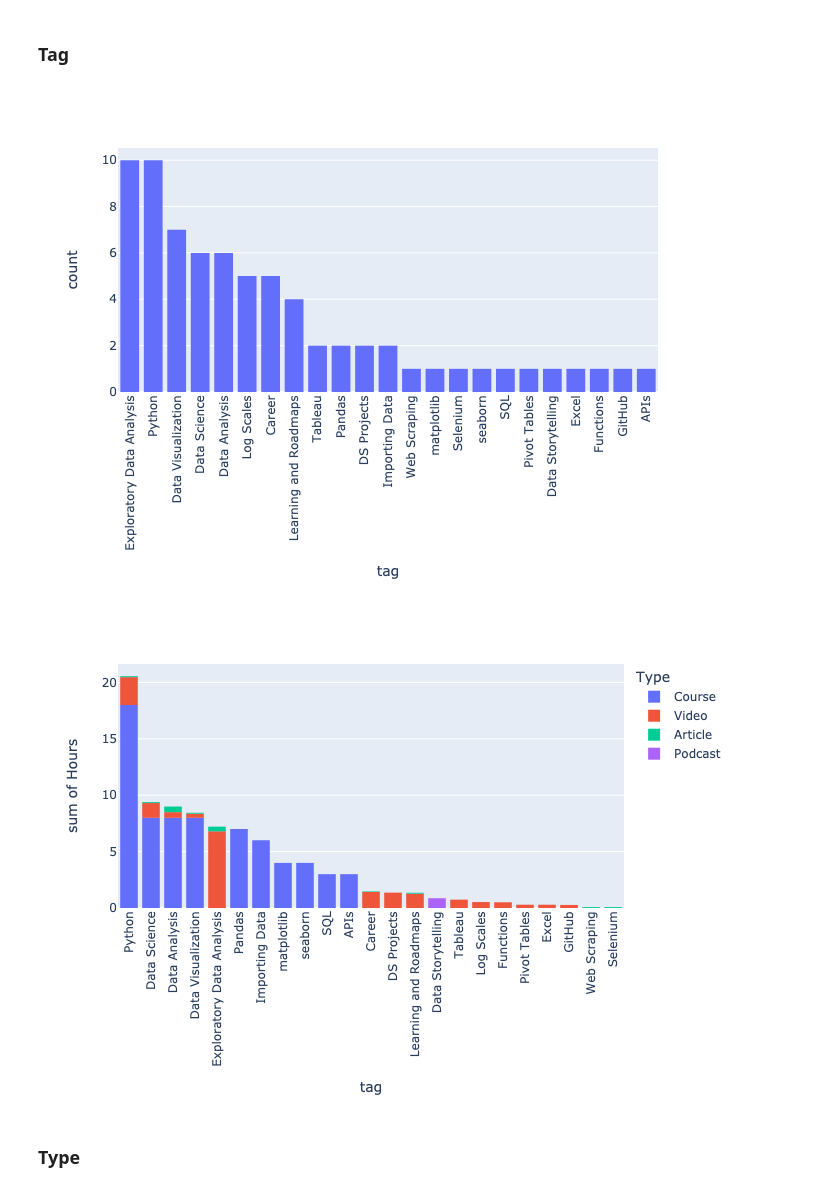
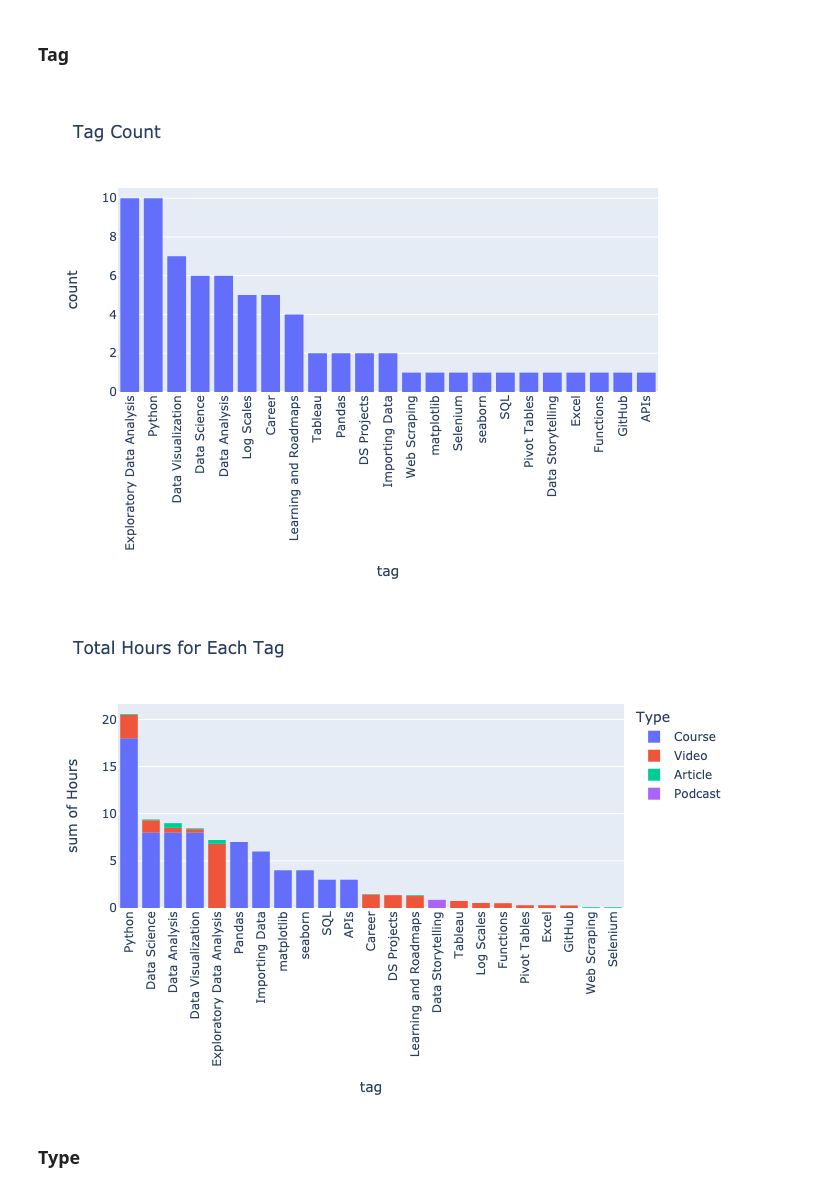
Before and after one commit to franco3x/Notion-66-Days-of-Data, a Jupyter notebook: Notion 66 Days of Data.ipynb, the cells around one changed output. Saved outputs shown, nothing was run; the diff lists cells and outputs as text; code cells hidden in the pictures.

```diff
--- a/Notion 66 Days of Data.ipynb
+++ b/Notion 66 Days of Data.ipynb
@@ -362,15 +344,15 @@ tag_count
 # %% [markdown]
 ### Tag
 # %%
-fig = px.histogram(tag_count, x="tag").update_xaxes(categoryorder="total descending", tickangle=-90)
+fig = px.histogram(tag_count, x="tag", title="Tag Count").update_xaxes(categoryorder="total descending", tickangle=-90)
 fig.show("png")
 # %% [output]
-[figure, old version]
+[figure, new version]
 # %%
-fig = px.histogram(tag_count, x="tag", y="Hours", color="Type").update_xaxes(categoryorder="total descending", tickangle=-90)
+fig = px.histogram(tag_count, x="tag", y="Hours", color="Type", title="Total Hours for Each Tag").update_xaxes(categoryorder="total descending", tickangle=-90)
 fig.show("png")
 # %% [output]
-[figure, old version]
+[figure, new version]
 # %% [markdown]
 ### Type
 # %%
```
Also changed, not shown: parts of 32 cells of this notebook.
